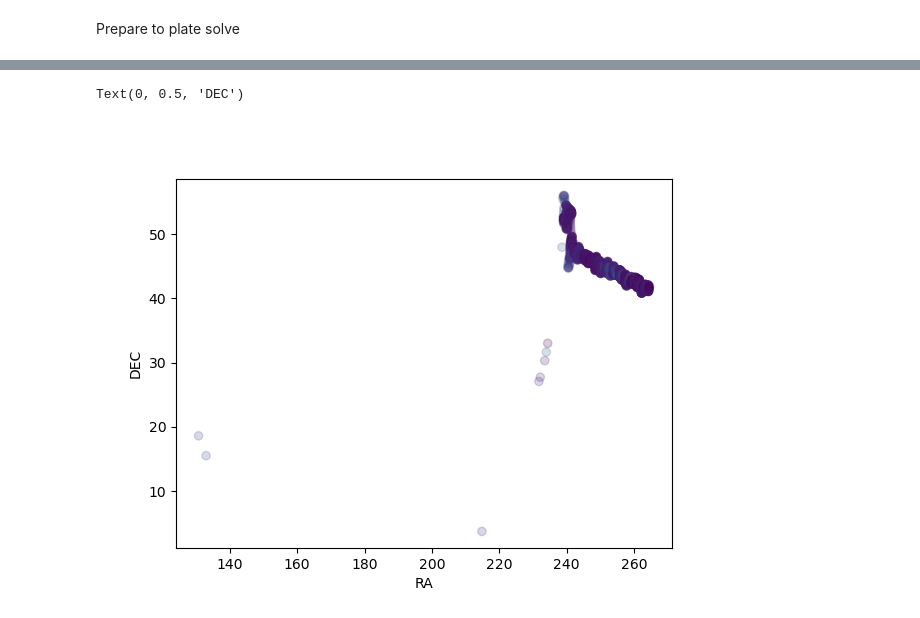
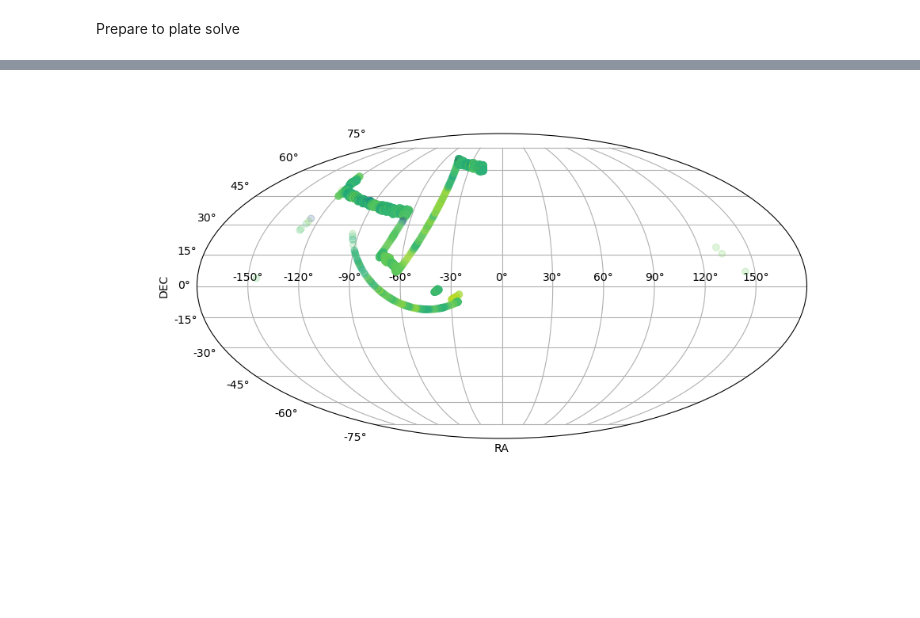
Before and after one commit to evanmayer/starcam-sim, a Jupyter notebook: results_table.ipynb, the cells around one changed output, grey strips where cells are left out. Drawn from its saved outputs; the diff is of its cells as text; code cells hidden in the pictures; blank space fills up the shorter version.

```diff
--- a/results_table.ipynb
+++ b/results_table.ipynb
@@ -245,6 +316,13 @@ WARNING: FITSFixedWarning: The WCS transformation has more axes (2) than the ima
 # %%
-# unwind results
-for result in res:
+# a method involving pickled results, in case the above Pool never finishes
+res = []
+for file in glob.glob(write_path + '*_sol.pickle'):
+    with open(file, 'rb') as f:
+        res.append(pickle.load(f))
+
+# unwind plate solving results
+for j, result in enumerate(res):
+    print(f'{j / len(res):.3f}', end='\r')
     match = (img_table_solved['FILES'] == result['FILES'])
     i = np.where(match)[0][0]
     for key, val in result.items():
@@ -255,0 +344,17 @@ for result in res:
+# %%
+# a method involving pickled results, in case the above Pool never finishes
+res = []
+for file in glob.glob(write_path + '*_back.pickle'):
+    with open(file, 'rb') as f:
+        res.append(pickle.load(f))
+
+# unwind sep results
+for j, result in enumerate(res):
+    print(f'{j / len(res):.3f}', end='\r')
+    match = (img_table_solved['FILES'] == result['FILES'])
+    i = np.where(match)[0][0]
+    for key, val in result.items():
+        if 'FILES' == key:
+            img_table_solved[i][key] = val
+        else:
+            img_table_solved[i][key] = val * unit_lookup[key]
@@ -374,9 +574,19 @@ $[{\rm NaN},~{\rm NaN},~{\rm NaN},~\dots,~41.930498,~{\rm NaN},~{\rm NaN}]\mathr
 # %%
-fig, ax = plt.subplots()
-ax.scatter(img_table_solved['RA'], img_table_solved['DEC'], c=img_table_solved['RMSE'].value, alpha=0.2)
+fig, ax = plt.subplots(figsize=(10,5), subplot_kw=dict(projection='mollweide'))
+not_nans = ~np.isnan(img_table_solved['RA'])
+ra = img_table_solved['RA'][not_nans].to(u.rad)
+dec = img_table_solved['DEC'][not_nans].to(u.rad),
+ra[ra > np.pi * u.rad] -= 2 * np.pi * u.rad
+ax.scatter(
+    ra,
+    dec,
+    c=np.log10(img_table_solved['RMSE'][not_nans].value),
+    alpha=0.2
+)
 ax.set_xlabel('RA')
 ax.set_ylabel('DEC')
+ax.grid()
+ax.set_axisbelow(True)
 # %% [output]
-Text(0, 0.5, 'DEC')
-[figure, old version]
+[figure, new version]
 # %%
```
Also changed, not shown: parts of 29 cells of this notebook.
